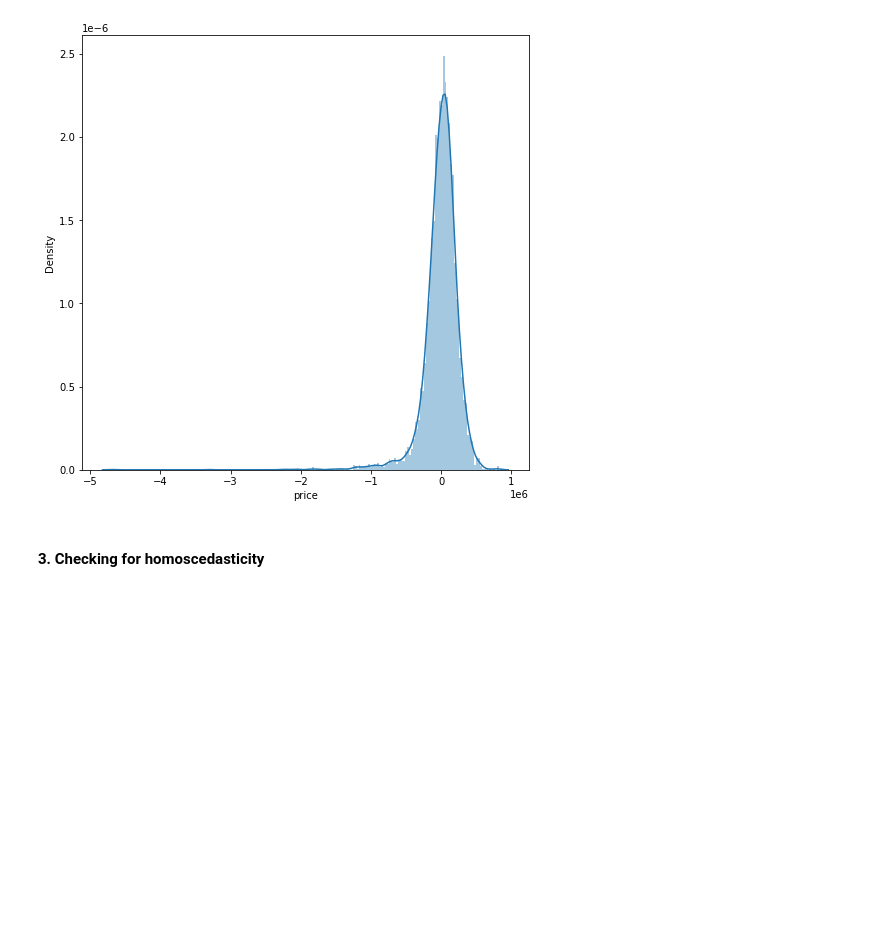
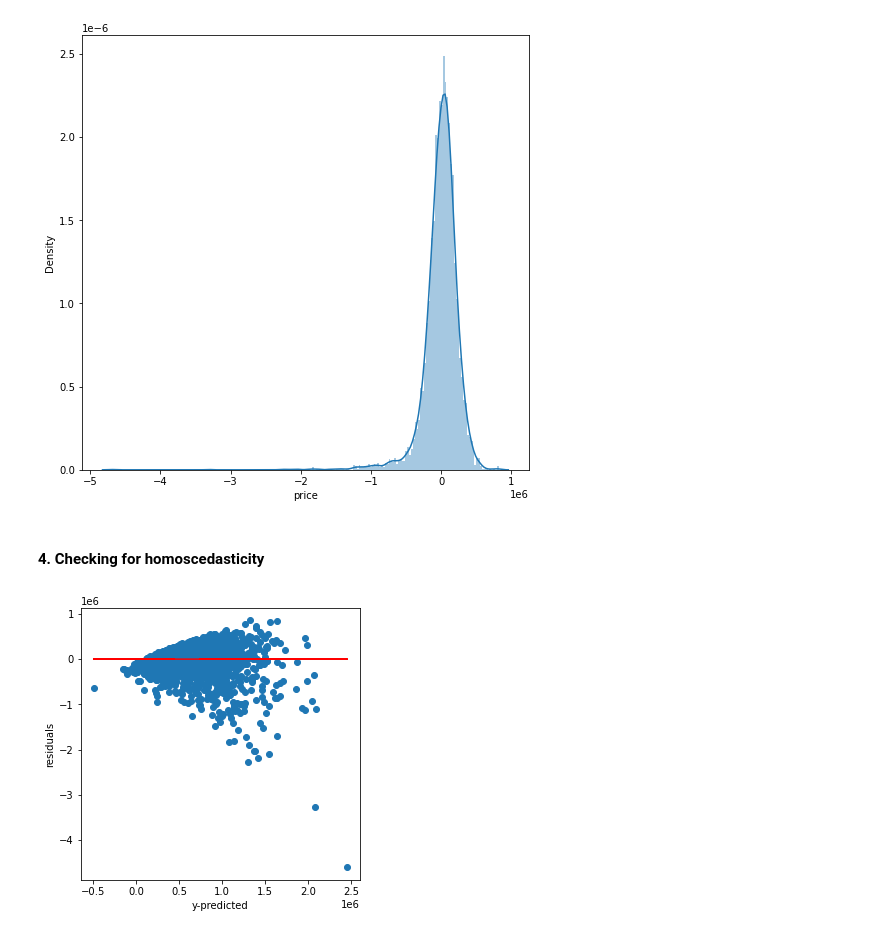
Before and after one commit to rahulakrish/linear_regression, a Jupyter notebook: phase2_project.ipynb, the cells around one changed output. Saved outputs shown, nothing was run; the diff lists cells and outputs as text; code cells hidden in the pictures; blank space fills up the shorter version.

Commit message:
checked for linear regression assumptions

```diff
--- a/phase2_project.ipynb
+++ b/phase2_project.ipynb
@@ -611,4 +621,4 @@ sns.distplot(a=test_residuals,bins='auto',ax=ax);
 # %% [output]
 [figure]
 # %% [markdown]
-#### 3. Checking for homoscedasticity
+#### 4. Checking for homoscedasticity
@@ -616,0 +625,14 @@ fig,ax = plt.subplots()
+# %%
+linreg = LinearRegression()
+linreg.fit(X_test[['sqft_living','grade','bathrooms','sqft_above']],y_test)
+y_predicted = linreg.predict(X_test[['sqft_living','grade','bathrooms','sqft_above']])
+residuals = y_predicted - y_test
+# %%
+fig,ax=plt.subplots(figsize=(5,5))
+ax.scatter(y_predicted,residuals);
+ax.set_xlabel('y-predicted')
+ax.set_ylabel('residuals')
+
+ax.plot(y_predicted, [0 for i in range(len(X_test))],color = 'red');
+# %% [output]
+[figure, added]
```
Also changed, not shown: parts of 8 cells of this notebook.
